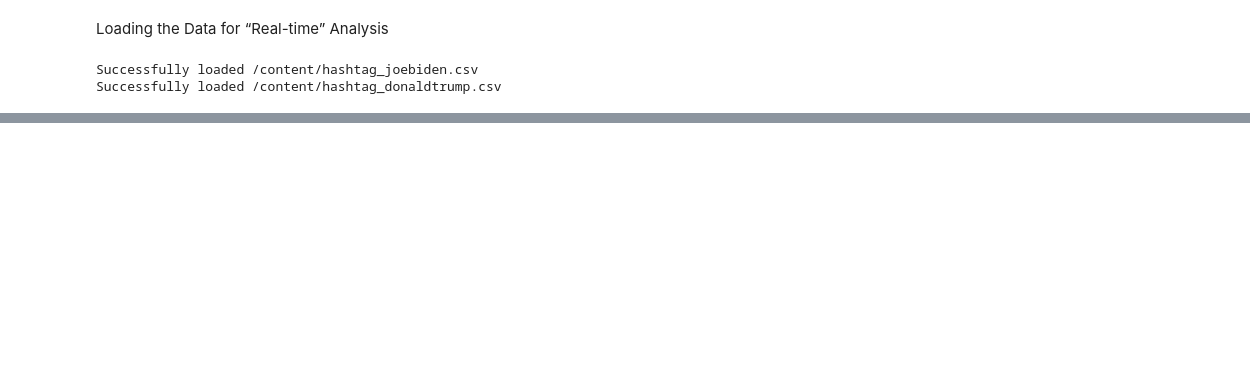
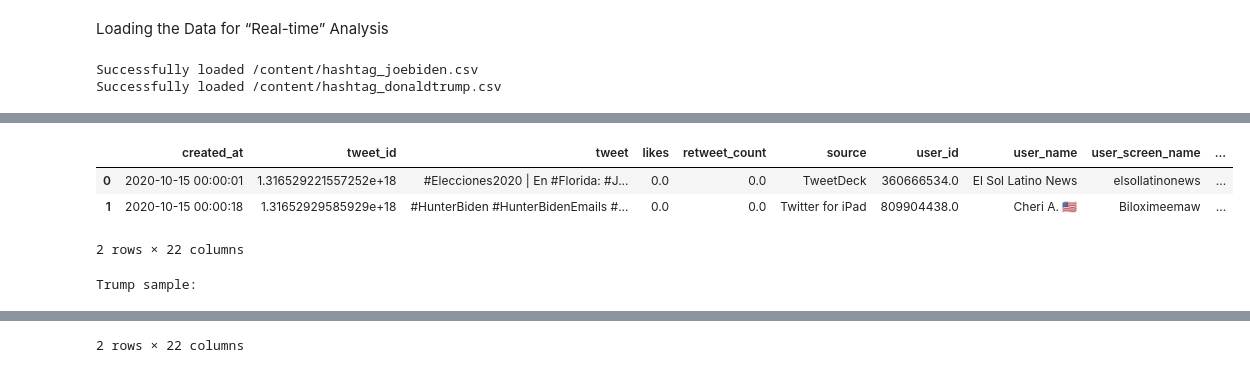
Before and after one commit to karri-ten/VibeScope, a Jupyter notebook: VibeScope.ipynb, the cells around one changed output, grey strips where cells are left out. Cells and saved outputs as stored; diff of their text form; code cells hidden in the pictures; blank space fills up the shorter version.

```diff
--- a/VibeScope.ipynb
+++ b/VibeScope.ipynb
@@ -242,3 +208,25 @@ if tweets.empty:
 # %% [output]
 Successfully loaded /content/hashtag_joebiden.csv
 Successfully loaded /content/hashtag_donaldtrump.csv
+# %%
+# Load the Election Tweets Dataset
+import pandas as pd
+
+
+# Load datasets
+df_biden = pd.read_csv('/content/hashtag_joebiden.csv', engine='python', on_bad_lines='skip')
+print(f"Successfully loaded /content/hashtag_joebiden.csv")
+
+df_trump = pd.read_csv('/content/hashtag_donaldtrump.csv', engine='python', on_bad_lines='skip')
+print(f"Successfully loaded /content/hashtag_donaldtrump.csv")
+
+# Add a 'candidate' column to each DataFrame
+df_biden['candidate'] = 'Biden'
+df_trump['candidate'] = 'Trump'
+
+# Quick look at the data
+print("\nBiden sample:")
+display(df_biden.head(2))
+print("\nTrump sample:")
+display(df_trump.head(2))
+# %% [output]
@@ -244,0 +237,5 @@ Successfully loaded /content/hashtag_donaldtrump.csv
+|  | created_at | tweet_id | tweet | likes | retweet_count | source | user_id | user_name | user_screen_name | ... |
+| 0 | 2020-10-15 00:00:01 | 1.316529221557252e+18 | #Elecciones2020 | En #Florida: #J... | 0.0 | 0.0 | TweetDeck | 360666534.0 | El Sol Latino News | elsollatinonews | ... |
+| 1 | 2020-10-15 00:00:18 | 1.31652929585929e+18 | #HunterBiden #HunterBidenEmails #... | 0.0 | 0.0 | Twitter for iPad | 809904438.0 | Cheri A. 🇺🇸 | Biloximeemaw | ... |
+2 rows × 22 columns
+Trump sample:
@@ -244,0 +245 @@ Successfully loaded /content/hashtag_donaldtrump.csv
+2 rows × 22 columns
```
Also changed, not shown: parts of 19 cells of this notebook.
